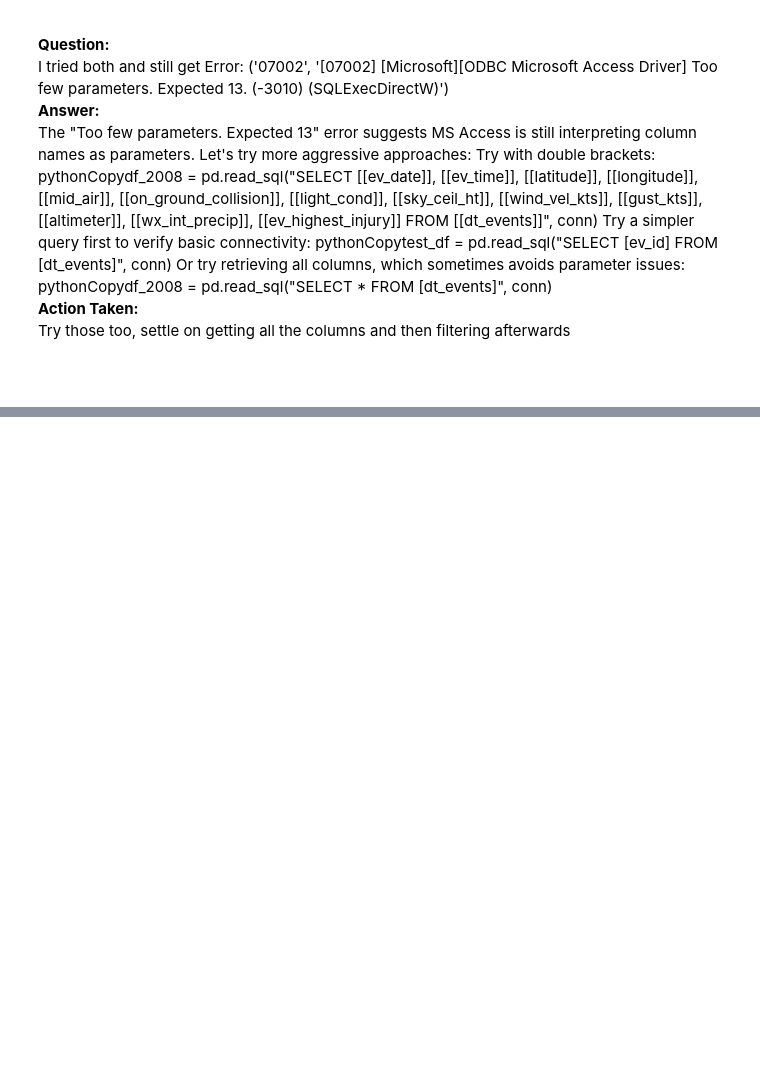
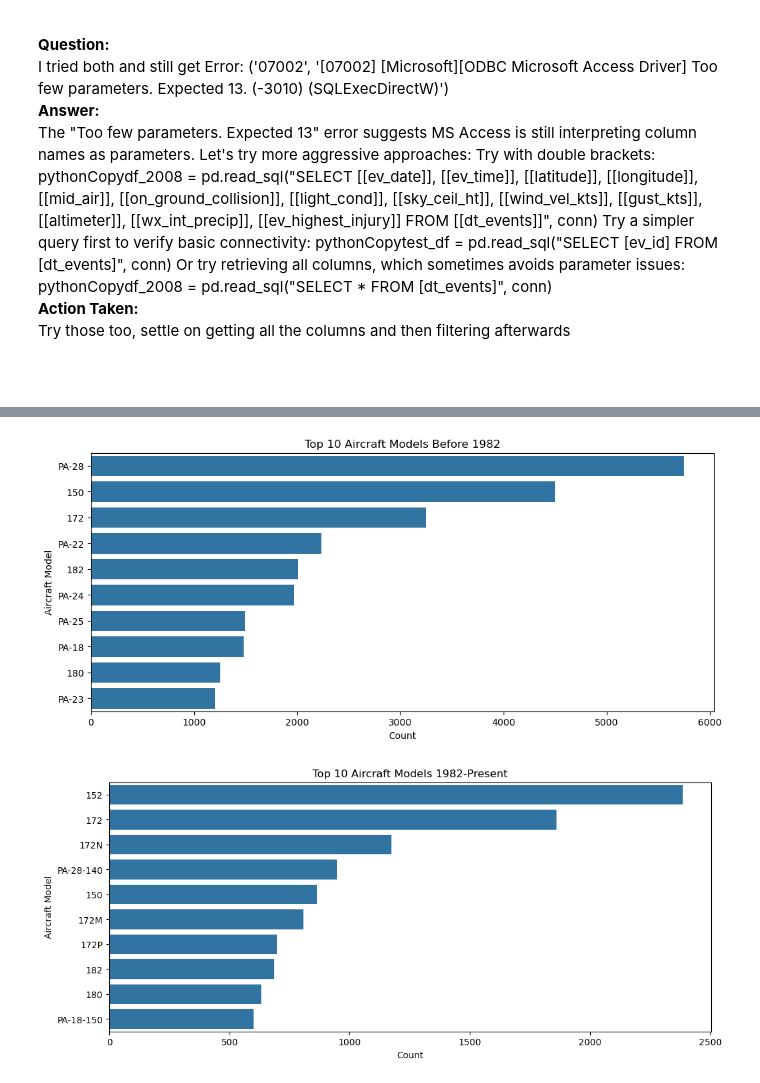
Before and after one commit to ErkenbrandCXVII/Intro_To_Data_Science, a Jupyter notebook: MATH4100_Project.ipynb, the cells around one changed output, grey strips where cells are left out. Cells and saved outputs as stored; diff of their text form; code cells hidden in the pictures; blank space fills up the shorter version.

Commit message:
Soumya's additional analysis

```diff
--- a/MATH4100_Project.ipynb
+++ b/MATH4100_Project.ipynb
@@ -666,0 +791,28 @@ pythonCopydf_2008 = pd.read_sql("SELECT * FROM [dt_events]", conn)<br>
+# %%
+# Aircraft Model Analysis involved in an incident before 1982
+plt.figure(figsize=(12, 5))
+# Getting the top 10 aircraft models involved in an incident before 1982
+top_models = data_before_1982_clean["ACFT_MODEL"].value_counts().nlargest(10).index
+
+# Plot for aircraft models involved in an incident
+sns.countplot(y="ACFT_MODEL", data=data_before_1982_clean, order=top_models)
+plt.title("Top 10 Aircraft Models Before 1982")
+plt.xlabel("Count")
+plt.ylabel("Aircraft Model")
+plt.show()
+
+
+# Aircraft Model Analysis involved in an incident from 1982
+data_start_1982_clean["acft_model"] = data_start_1982_clean["acft_model"].str.strip()
+plt.figure(figsize=(12, 5))
+# Getting the top 10 aircraft models involved in an incident from 1982
+top_models = data_start_1982_clean["acft_model"].value_counts().nlargest(10).index
+# Plot for aircraft models involved in an incident
+sns.countplot(y="acft_model", data=data_start_1982_clean, order=top_models)
+plt.title("Top 10 Aircraft Models 1982-Present")
+plt.xlabel("Count")
+plt.ylabel("Aircraft Model")
+plt.show()
+# %% [output]
+[figure, added]
+[figure, added]
```
Also changed, not shown: parts of 13 cells of this notebook.
